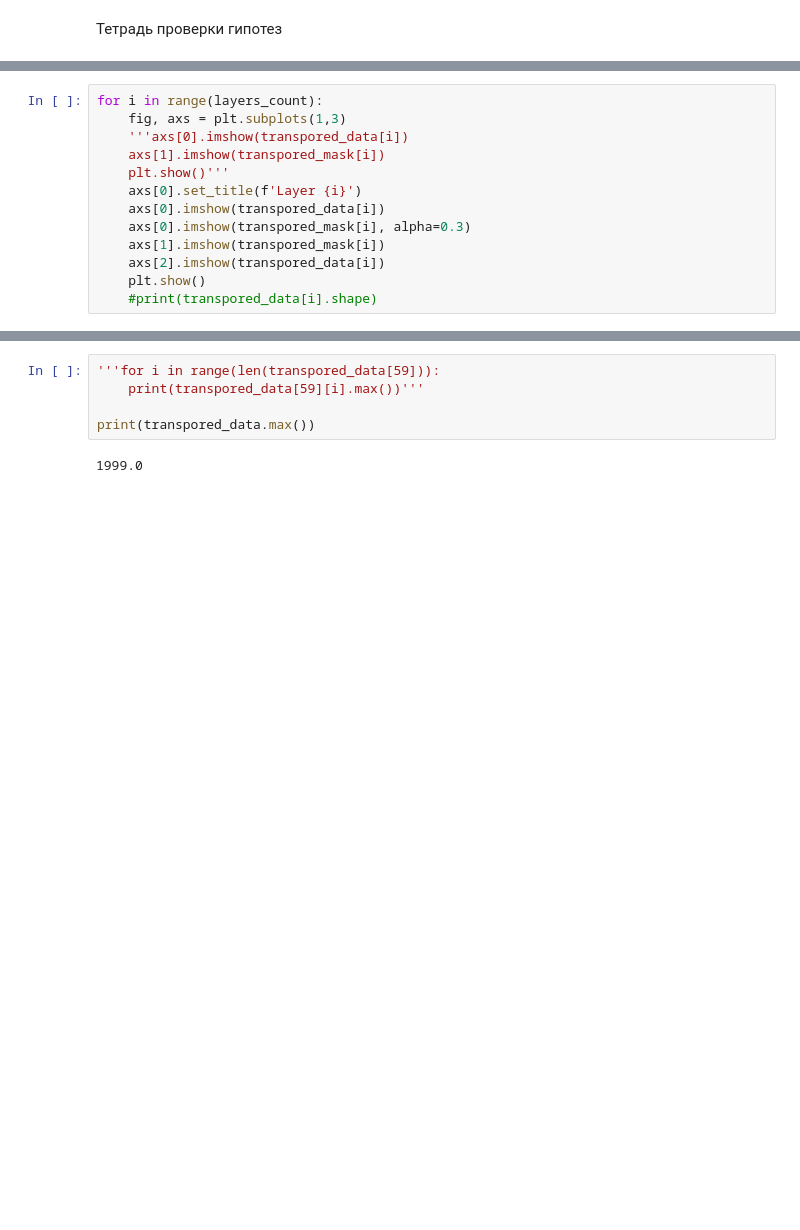
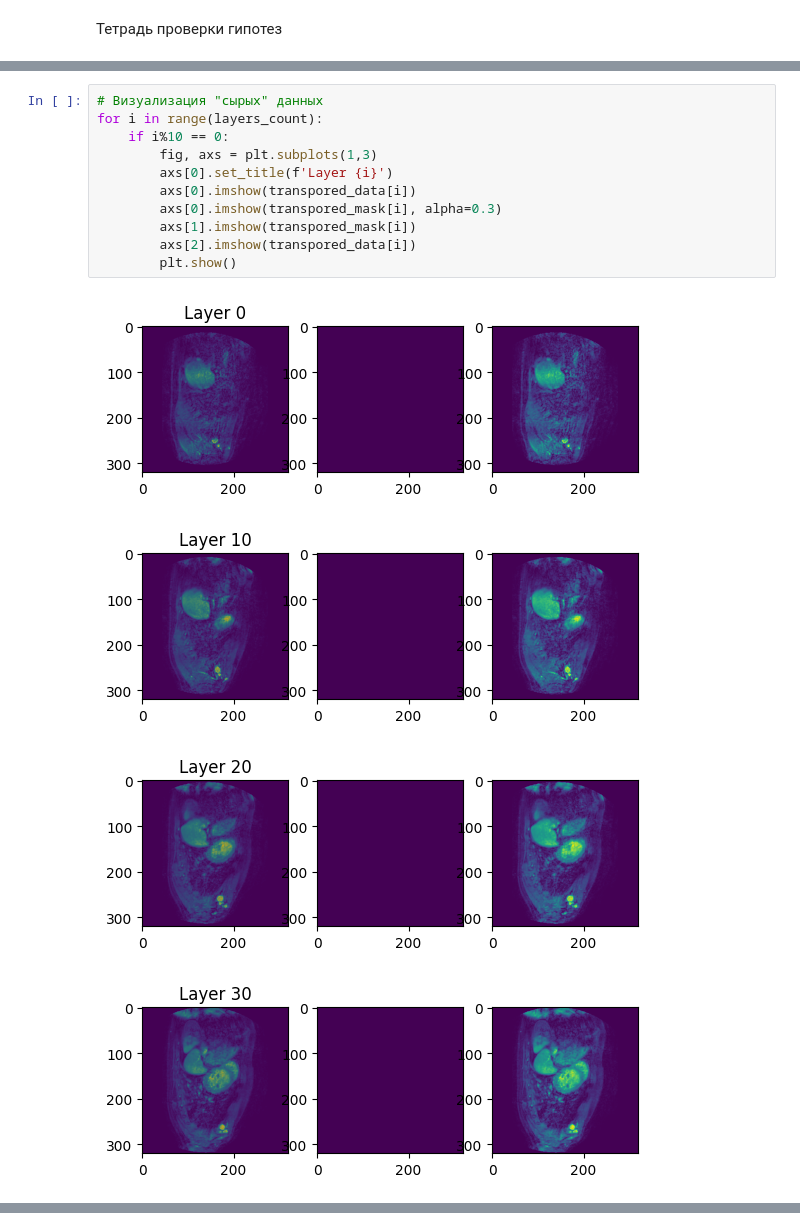
Before and after one commit to AlexHLinS/nifti_segmentation_for_final_assigment_ds_7, a Jupyter notebook: hupoteses_explorer.ipynb, the cells around one changed output, grey strips where cells are left out. Drawn from its saved outputs; the diff is of its cells as text; blank space fills up the shorter version.

```diff
--- a/hupoteses_explorer.ipynb
+++ b/hupoteses_explorer.ipynb
@@ -26,13 +50,16 @@ transpored_mask = mask.T
 # %%
+# Визуализация "сырых" данных
 for i in range(layers_count):
-    fig, axs = plt.subplots(1,3)
-    '''axs[0].imshow(transpored_data[i])
-    axs[1].imshow(transpored_mask[i])
-    plt.show()'''
-    axs[0].set_title(f'Layer {i}')
-    axs[0].imshow(transpored_data[i])
-    axs[0].imshow(transpored_mask[i], alpha=0.3)
-    axs[1].imshow(transpored_mask[i])
-    axs[2].imshow(transpored_data[i])
-    plt.show()
-    #print(transpored_data[i].shape)
+    if i%10 == 0:
+        fig, axs = plt.subplots(1,3)
+        axs[0].set_title(f'Layer {i}')
+        axs[0].imshow(transpored_data[i])
+        axs[0].imshow(transpored_mask[i], alpha=0.3)
+        axs[1].imshow(transpored_mask[i])
+        axs[2].imshow(transpored_data[i])
+        plt.show()
+# %% [output]
+[figure, added]
+[figure, added]
+[figure, added]
+[figure, added]
@@ -39,7 +74,0 @@ for i in range(layers_count):
-# %%
-'''for i in range(len(transpored_data[59])):
-    print(transpored_data[59][i].max())'''
-
-print(transpored_data.max())
-# %% [output]
-1999.0
```
Also changed, not shown: parts of 24 cells of this notebook, 1 other file.
